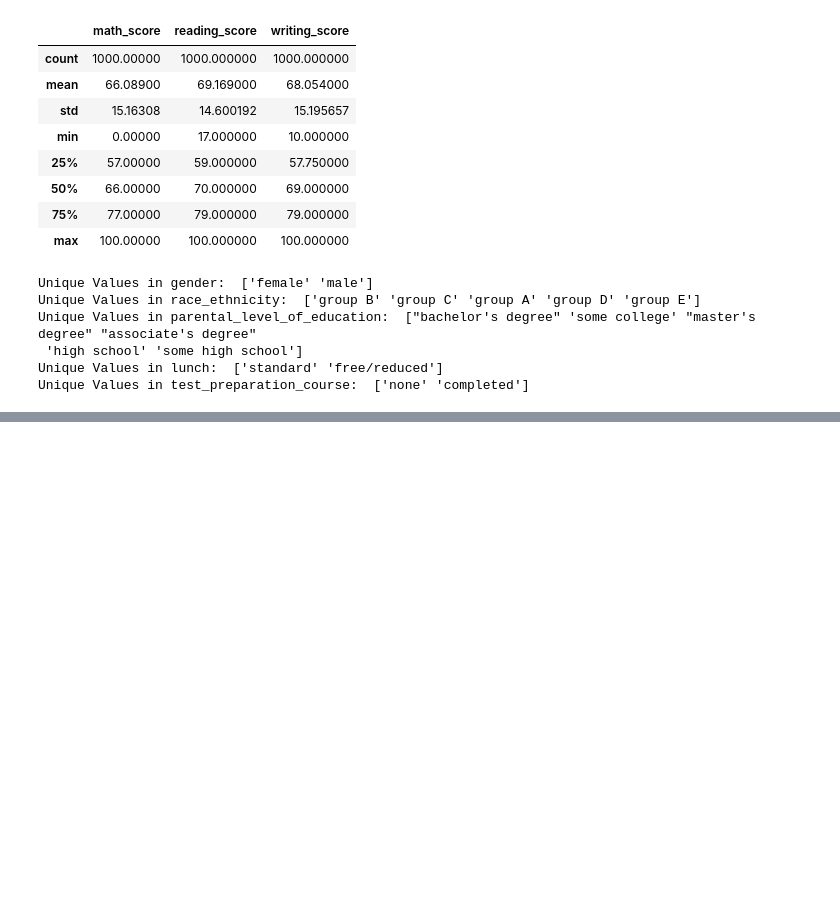
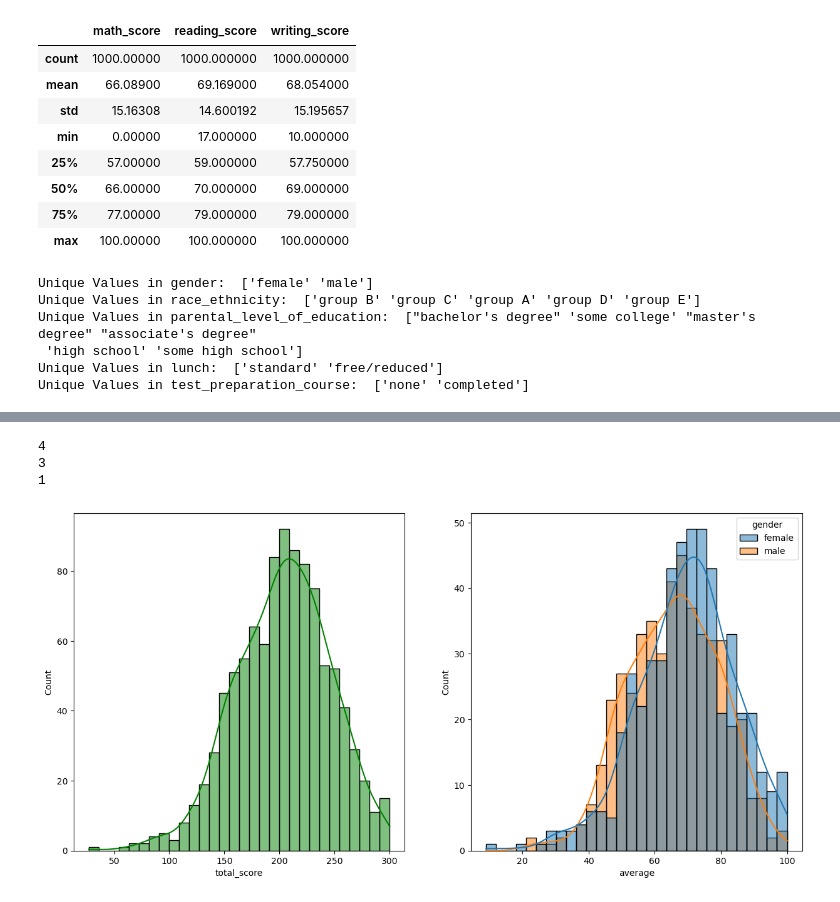
Before and after one commit to Awais-Awan/mlprojects, a Jupyter notebook: notebook/Student_Performance_EDA.ipynb, the cells around one changed output, grey strips where cells are left out. Drawn from its saved outputs; the diff is of its cells as text; code cells hidden in the pictures; blank space fills up the shorter version.

```diff
--- a/notebook/Student_Performance_EDA.ipynb
+++ b/notebook/Student_Performance_EDA.ipynb
@@ -90,0 +132,4 @@ Unique Values in test_preparation_course:  ['none' 'completed']
+# %%
+df['total_score'] = df['math_score'] + df['reading_score'] + df['writing_score']
+# %%
+df['average'] = df['total_score']/3
@@ -90,0 +145,23 @@ Unique Values in test_preparation_course:  ['none' 'completed']
+# %%
+math_less_then_20 = df[df['math_score'] <= 20]["average"].count()
+writing_less_then_20 = df[df['writing_score'] <= 20]["average"].count()
+reading_less_then_20 = df[df['reading_score'] <= 20]["average"].count()
+
+print(math_less_then_20)
+print(writing_less_then_20)
+print(reading_less_then_20)
+# %% [output]
+4
+3
+1
+# %%
+fig, axs = plt.subplots(1,2, figsize=(15,7))
+
+plt.subplot(121)
+sns.histplot(data=df , x = 'total_score', bins=30, kde=True, color='g')
+
+plt.subplot(122)
+sns.histplot(data=df , x = 'average', bins=30, kde=True, hue='gender')
+plt.show()
+# %% [output]
+[figure, added]
```
Also changed, not shown: parts of 7 cells of this notebook, 1 other file.
